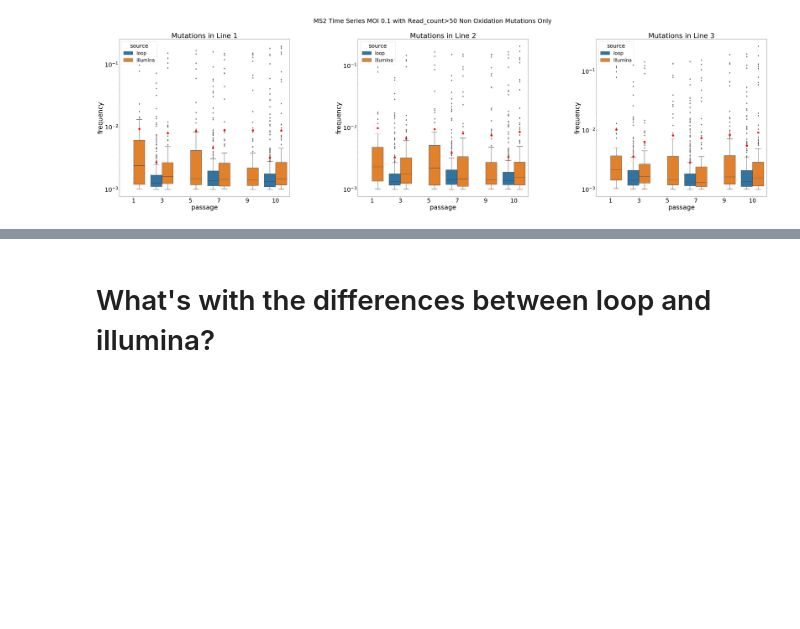
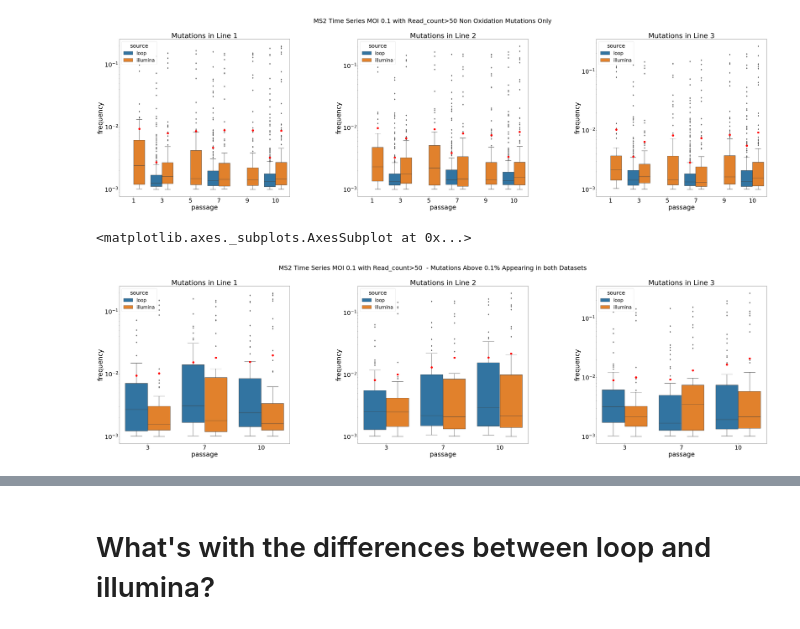
Before and after one commit to theitush/mutation-rate, a Jupyter notebook: new pipeline analysis/synonimous_mutations_comparison_newpipe.ipynb, the cells around one changed output, grey strips where cells are left out. Saved outputs shown, nothing was run; the diff lists cells and outputs as text; code cells hidden in the pictures; blank space fills up the shorter version.

```diff
--- a/new pipeline analysis/synonimous_mutations_comparison_newpipe.ipynb
+++ b/new pipeline analysis/synonimous_mutations_comparison_newpipe.ipynb
@@ -103,3 +173,18 @@ mutations_box_plots(not_oxidation,
 # %% [output]
 <matplotlib.axes._subplots.AxesSubplot at 0x...>
 [figure]
+# %%
+joint_mutations = mutations[mutations.duplicated(['km','passage','ref_pos','read_base'], keep=False)].copy()
+mutations_in_both = joint_mutations[joint_mutations.source=='illumina'].merge(
+    joint_mutations[joint_mutations.source=='loop'], on=['km','passage','ref_pos','read_base','ref_base'],
+    suffixes=('_i','_l'))[['ref_pos', 'read_base', 'ref_base', 'km','passage',
+                           'base_count_i', 'coverage_i', 'frequency_i', 'base_rank_i',
+                           'base_count_l', 'coverage_l', 'frequency_l', 'base_rank_l']]
+mutations_in_both['freq_ratio'] = mutations_in_both['frequency_i'] / mutations_in_both['frequency_l']
+# %%
+mutations_box_plots(joint_mutations,
+                    "MS2 Time Series MOI 0.1 with Read_count>50  - Mutations Above 0.1% Appearing in both Datasets",
+                    log_scale=True, save_fig_path="joint_boxplots_above_001.png")
+# %% [output]
+<matplotlib.axes._subplots.AxesSubplot at 0x...>
+[figure, added]
```
Also changed, not shown: parts of 54 cells of this notebook, 2 other files.
